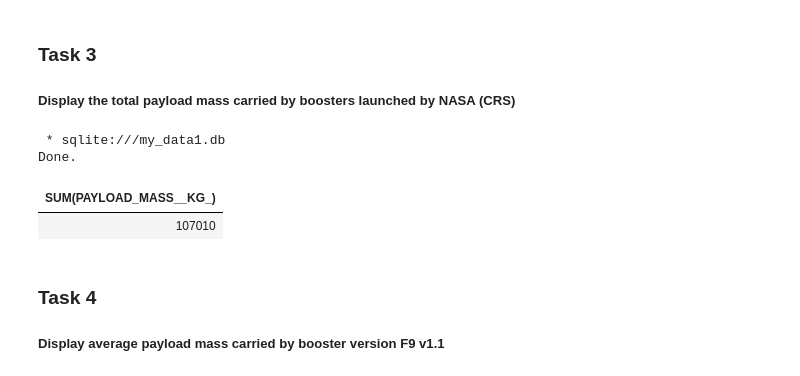
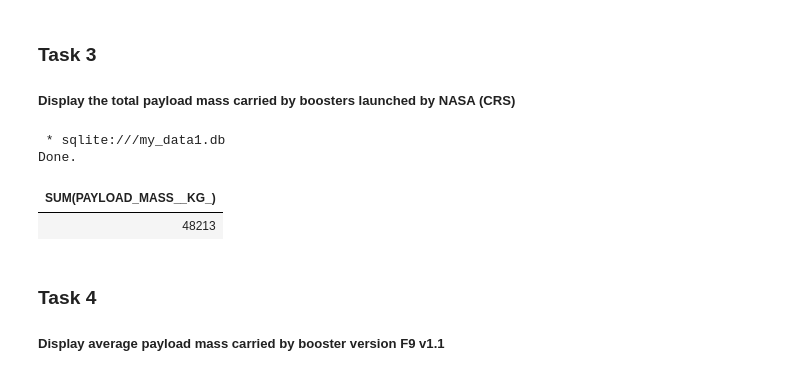
Before and after one commit to alejo1630/IBM_Capstone_Project, a Jupyter notebook: Python Files/4. jupyter-labs-eda-sql-coursera_sqllite.ipynb, the cells around one changed output. Cells and saved outputs as stored; diff of their text form; code cells hidden in the pictures.

```diff
--- a/Python Files/4. jupyter-labs-eda-sql-coursera_sqllite.ipynb
+++ b/Python Files/4. jupyter-labs-eda-sql-coursera_sqllite.ipynb
@@ -146,13 +168,13 @@ Done.
 # %%
 %%sql
 SELECT SUM(PAYLOAD_MASS__KG_)
 FROM SPACEXTABLE
-WHERE Customer LIKE "%NASA%"
+WHERE Customer LIKE "%NASA (CRS)%"
 # %% [output]
  * sqlite:///my_data1.db
 Done.
 | SUM(PAYLOAD_MASS__KG_) |
-| 107010 |
+| 48213 |
 # %% [markdown]
 ### Task 4
 
```
Also changed, not shown: parts of 6 cells of this notebook, 6 other files.
